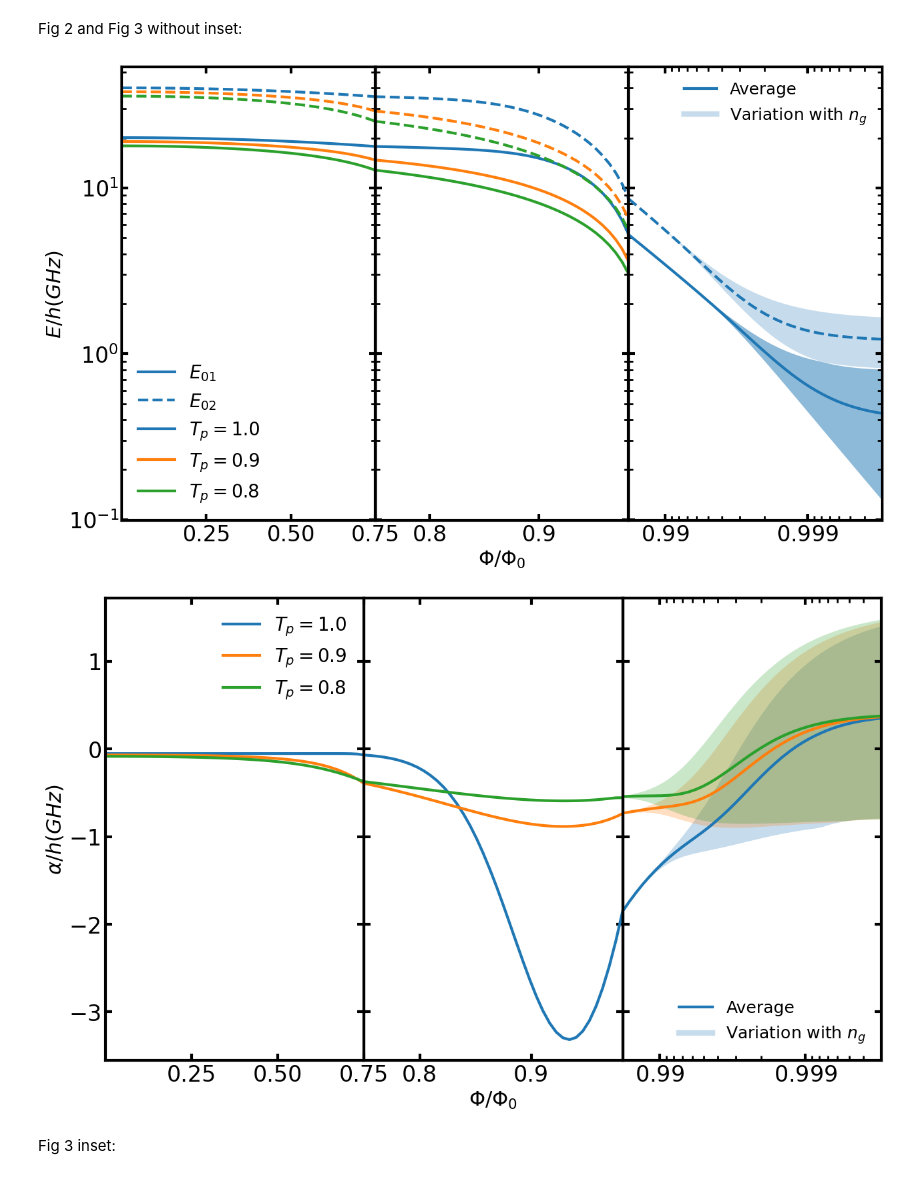
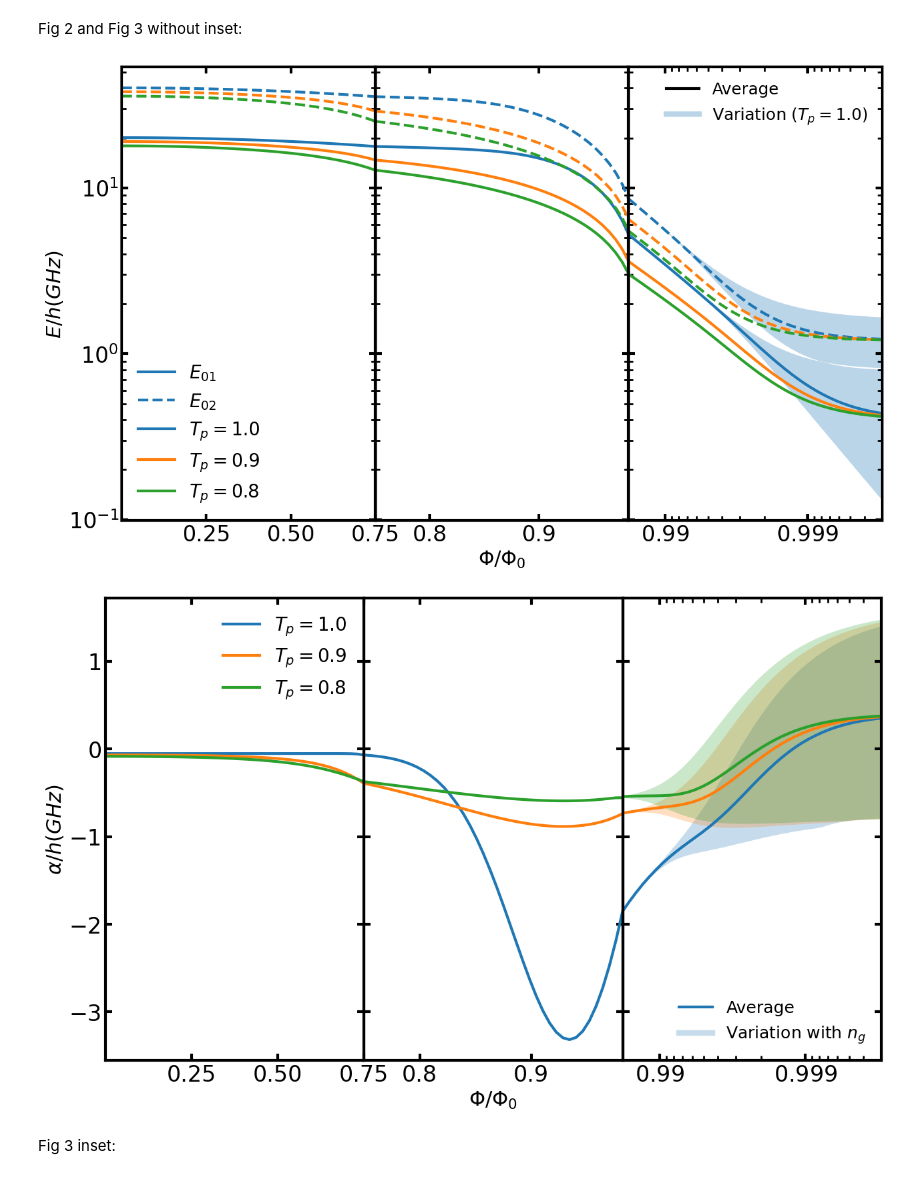
Before and after one commit to Longyu975/fraunhofer-gatemon-code, a Jupyter notebook: final_fig.ipynb, the cells around one changed output. Drawn from its saved outputs; the diff is of its cells as text; code cells hidden in the pictures.

```diff
--- a/final_fig.ipynb
+++ b/final_fig.ipynb
@@ -378,12 +406,11 @@ axes[0].legend(energy_handles + Tp_handles, energy_labels + Tp_labels, fontsize=
 axes[0].set_ylabel(r'$E/h (GHz)$', fontsize=22)
 # axes[0].text(-1.2, 1, 'a)', transform=ax.transAxes,fontweight='bold',fontfamily='Times New Roman',fontsize=38, ha='center', va='top')
 # ==============================================================
-# 6) Last panel energy-levels (your exact function block)
-# ==============================================================
+# 6) Last panel energy-levels (Shading for Tp=1.0 only, Averages for all)
 # ==============================================================
 ax3 = axes[2]
 
-# --- Log-spaced flux (Φ = 0.982 → 0.9999) ---
+# --- Log-spaced flux (Φ = 0.982 → 0.9997) ---
 phi_min, phi_max = 0.982, 0.9997
 x_min, x_max = 1 - phi_max, 1 - phi_min  # 0.0001 → 0.018
 x_log = np.logspace(np.log10(x_max), np.log10(x_min), 40)
@@ -394,47 +421,53 @@ ax3.set_xscale('log')
 ax3.set_yscale('log')
 ax3.set_xticks(major_ticks)
 ax3.set_xticklabels([r'$0.99$', r'$0.999$'])
-# ax3.set_xlabel(r'$\Phi/\Phi_0$', fontsize=22)
 axes[1].set_xlabel(r'$\Phi/\Phi_0$', fontsize=22)
 ax3.set_xlim(x_log[0], x_log[-1])
 
-# --- Define n_g values ---
-ng_edges = [0.0, 0.5]               # boundaries for shading
-ng_samples = np.linspace(0, 0.5, 11)  # intermediate for averaging
-E_linestyles = ['-', '--']   # 3 lowest energy states
-E_alpha= [0.5, 0.25]
-# --- Compute energy levels ---
-levels_ng_dict = {}
-for ng in ng_edges + list(ng_samples):
-    theta = 2 * np.pi * ng
-    levels = []
-    for Phi in flux_log:
-        H, V = build_phase_hamiltonian_numeric(Phi=Phi, theta=theta, Tp_array=[1.0])
-        E_vals, _ = eigh(H)
-        E0, E1, E2 = E_vals[:3]
-        E10 = E1 - E0
-        E20 = E2 - E0
+# --- Define n_g values for averaging ---
+ng_samples = np.linspace(0, 0.5, 11)
+E_linestyles = ['-', '--']   # E01 is solid, E02 is dashed
 
-        levels.append([E10, E20])
-    levels_ng_dict[ng] = np.array(levels)
+# --- Loop over all Tp values ---
+for Tp_i, col in zip(Tp_energy, Tp_colors):
 
-# --- Shade region between n_g=0 and n_g=0.5 ---
-levels_0 = levels_ng_dict[0.0]
-levels_05 = levels_ng_dict[0.5]
-for i, alp in enumerate(E_alpha):
-    ax3.fill_between(x_log, levels_0[:, i], levels_05[:, i], color='C0', alpha=alp, lw=0)
+    # 1. Compute levels for this specific Tp across all ng and flux
+    levels_ng_matrix = []
 
-# --- Plot average over intermediate n_g values ---
-levels_avg = np.mean(np.stack([levels_ng_dict[ng] for ng in ng_samples]), axis=0)
-for i, ls in enumerate(E_linestyles):
-    ax3.plot(x_log, levels_avg[:, i], color='C0', lw=3, linestyle=ls)
+    for ng in ng_samples:
+        theta = 2 * np.pi * ng
+        levels_curr_ng = []
+        for Phi in flux_log:
+            H, V = build_phase_hamiltonian_numeric(Phi=Phi, theta=theta, Tp_array=[Tp_i])
+            E_vals, _ = eigh(H)
+            E0, E1, E2 = E_vals[:3]
+            levels_curr_ng.append([E1 - E0, E2 - E0])
+        levels_ng_matrix.append(levels_curr_ng)
 
-# --- Add legend for clarity ---
+    levels_ng_matrix = np.array(levels_ng_matrix) # Shape: (n_ng, n_flux, 2)
+
+    # 2. Calculate Stats
+    levels_avg = np.mean(levels_ng_matrix, axis=0)
+    levels_min = np.min(levels_ng_matrix, axis=0)
+    levels_max = np.max(levels_ng_matrix, axis=0)
+
+    # 3. Plotting
+    for i, ls in enumerate(E_linestyles):
+        # Always plot the Average Line for every Tp
+        ax3.plot(x_log, levels_avg[:, i], color=col, lw=3, linestyle=ls)
+
+        # Plot the Shading ONLY for Tp=1.0 (The first case)
+        if Tp_i == 1.0:
+            # We use a distinct alpha for the shading
+            ax3.fill_between(x_log, levels_min[:, i], levels_max[:, i], color=col, alpha=0.3, lw=0)
+
+# --- Legend ---
+# Indicates that lines are averages and shading is variation
 ng_handles = [
-    mlines.Line2D([], [], color='C0', lw=3, linestyle='-'),
-    mlines.Line2D([], [], color='C0', lw=6, alpha=0.25),
+    mlines.Line2D([], [], color='black', lw=3, linestyle='-'),
+    mlines.Line2D([], [], color='C0', lw=6, alpha=0.3),
 ]
-ng_labels = [r'Average', r'Variation with $n_g$']
+ng_labels = [r'Average', r'Variation ($T_p=1.0$)']
 ax3.legend(ng_handles, ng_labels, fontsize=18, frameon=False)
 
 ax3.set_xlim(x_log[0], x_log[-1])
@@ -517,34 +550,34 @@ for Tp_i, col in zip(Tp_energy_last, Tp_colors):
 
     # shaded region = variation with n_g; average = solid same color
     axD.fill_between(x_log, alpha_min, alpha_max, color=col, alpha=0.25, lw=0)
     axD.plot(x_log, alpha_avg, color=col, lw=3)
 
     alpha_all.append(alpha_ng_matrix.ravel())
 
 # keep the original x/y scaling and ticks
 axD.set_xscale('log')
 axD.set_xlim(x_log[0], x_log[-1])
 axD.set_xticks(major_ticks)
 axD.set_xticklabels([r'$0.99$', r'$0.999$'])
 # axD.set_xlabel(r'$\Phi/\Phi_0$', fontsize=22)
 axesD[1].set_xlabel(r'$\Phi/\Phi_0$', fontsize=22)
 ng_handles = [
     mlines.Line2D([], [], color='C0', lw=3, linestyle='-'),
     mlines.Line2D([], [], color='C0', lw=6, alpha=0.25),
 ]
 ng_labels = [r'Average', r'Variation with $n_g$']
 axD.legend(ng_handles, ng_labels, fontsize=18, frameon=False,loc='lower right')
 setup(axD)
 # Save the Energy Levels figure (fig)
 fig.savefig('Fig2.pdf', format='pdf', bbox_inches='tight')
 
 # Save the Anharmonicities figure (figD)
 figD.savefig('Fig3.pdf', format='pdf', bbox_inches='tight')
 
 # finally show figures
 plt.show()
 # %% [output]
-[figure, old version]
+[figure, new version]
 [figure]
 # %% [markdown]
 Fig 3 inset:
```
Also changed, not shown: parts of 13 cells of this notebook, 7 other files.
